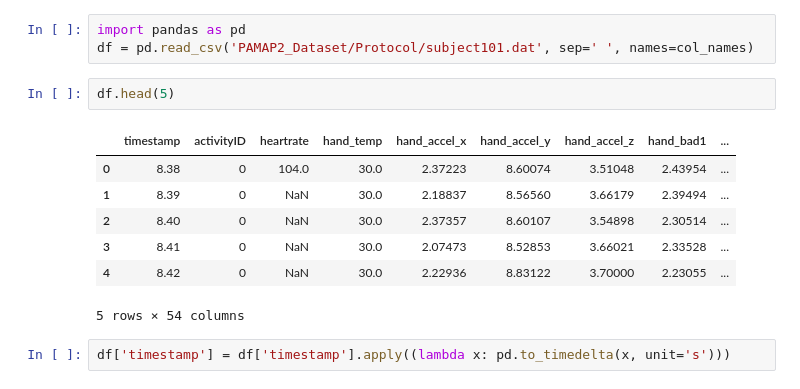
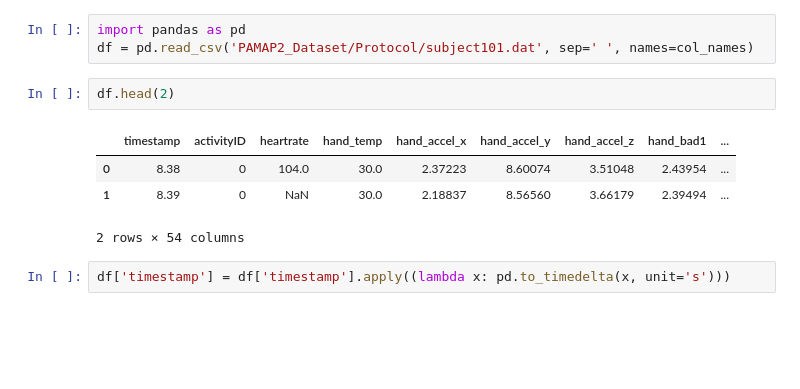
Before and after one commit to aktivkohle/activity-identification, a Jupyter notebook: descending_stairs_plot.ipynb, the cells around one changed output. Drawn from its saved outputs; the diff is of its cells as text; blank space fills up the shorter version.

```diff
--- a/descending_stairs_plot.ipynb
+++ b/descending_stairs_plot.ipynb
@@ -25,15 +25,12 @@ timestamp   activityID   heartrate   hand_temp   hand_accel_x   hand_accel_y   h
 import pandas as pd
 df = pd.read_csv('PAMAP2_Dataset/Protocol/subject101.dat', sep=' ', names=col_names)
 # %%
-df.head(5)
+df.head(2)
 # %% [output]
 |  | timestamp | activityID | heartrate | hand_temp | hand_accel_x | hand_accel_y | hand_accel_z | hand_bad1 | ... |
 | 0 | 8.38 | 0 | 104.0 | 30.0 | 2.37223 | 8.60074 | 3.51048 | 2.43954 | ... |
 | 1 | 8.39 | 0 | NaN | 30.0 | 2.18837 | 8.56560 | 3.66179 | 2.39494 | ... |
-| 2 | 8.40 | 0 | NaN | 30.0 | 2.37357 | 8.60107 | 3.54898 | 2.30514 | ... |
-| 3 | 8.41 | 0 | NaN | 30.0 | 2.07473 | 8.52853 | 3.66021 | 2.33528 | ... |
-| 4 | 8.42 | 0 | NaN | 30.0 | 2.22936 | 8.83122 | 3.70000 | 2.23055 | ... |
-5 rows × 54 columns
+2 rows × 54 columns
 # %%
 df['timestamp'] = df['timestamp'].apply((lambda x: pd.to_timedelta(x, unit='s')))
 # %%
```
Also changed, not shown: parts of 3 cells of this notebook.
